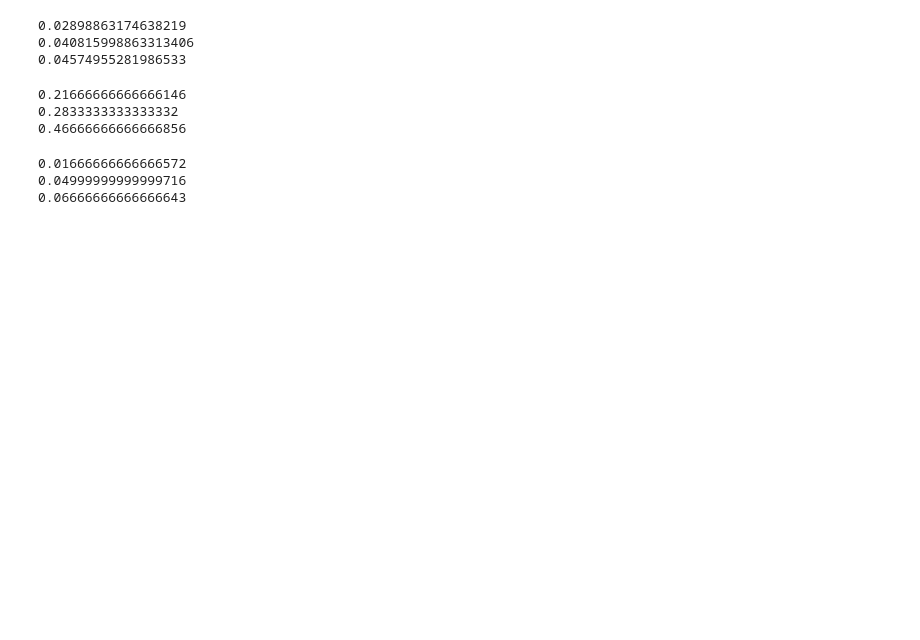
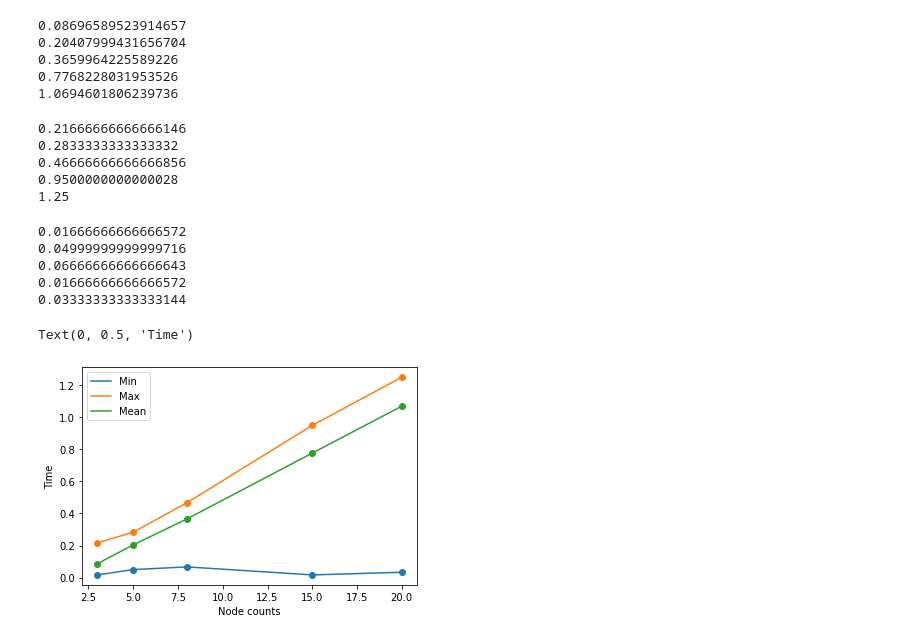
Before and after one commit to ayushsharma-crypto/Suzuki-Kasami-Mutual-Exclusion-Algo, a Jupyter notebook: analysis.ipynb, the cells around one changed output. Drawn from its saved outputs; the diff is of its cells as text; code cells hidden in the pictures; blank space fills up the shorter version.

```diff
--- a/analysis.ipynb
+++ b/analysis.ipynb
@@ -49,3 +50,5 @@ dt3 = create_log(folder2)
+# %%
+dt5 = create_log(folder4)
 # %%
 def find_mean(dt1):
     avg = []
@@ -70,17 +73,25 @@ def find_mean(dt1):
 
 # Np = 3
 avg1 = find_mean(dt1)
-print(avg1/3)
+print(avg1)
 # Np = 5
 avg2 = find_mean(dt2)
-print(avg2/5)
+print(avg2)
 # Np = 8
 avg3 = find_mean(dt3)
-print(avg3/8)
+print(avg3)
+# Np = 15
+avg4 = find_mean(dt4)
+print(avg4)
+# Np = 20
+avg5 = find_mean(dt5)
+print(avg5)
 # %% [output]
-0.02898863174638219
-0.040815998863313406
-0.04574955281986533
+0.08696589523914657
+0.20407999431656704
+0.3659964225589226
+0.7768228031953526
+1.0694601806239736
 # %%
 def find_max(dt1):
     avg = []
@@ -104,18 +115,26 @@ def find_max(dt1):
 
 
 # Np = 3
-avg1 = find_max(dt1)
-print(avg1)
+mx1 = find_max(dt1)
+print(mx1)
 # Np = 5
-avg2 = find_max(dt2)
-print(avg2)
+mx2 = find_max(dt2)
+print(mx2)
 # Np = 8
-avg3 = find_max(dt3)
-print(avg3)
+mx3 = find_max(dt3)
+print(mx3)
+# Np = 15
+mx4 = find_max(dt4)
+print(mx4)
+# Np = 20
+mx5 = find_max(dt5)
+print(mx5)
 # %% [output]
 0.21666666666666146
 0.2833333333333332
 0.46666666666666856
+0.9500000000000028
+1.25
 # %%
 def find_min(dt1):
     avg = []
@@ -139,15 +158,38 @@ def find_min(dt1):
 
 
 # Np = 3
-avg1 = find_min(dt1)
-print(avg1)
+mn1 = find_min(dt1)
+print(mn1)
 # Np = 5
-avg2 = find_min(dt2)
-print(avg2)
+mn2 = find_min(dt2)
+print(mn2)
 # Np = 8
-avg3 = find_min(dt3)
-print(avg3)
+mn3 = find_min(dt3)
+print(mn3)
+
+# Np = 15
+mn4 = find_min(dt4)
+print(mn4)
+
+# Np = 20
+mn5 = find_min(dt5)
+print(mn5)
 # %% [output]
 0.01666666666666572
 0.04999999999999716
 0.06666666666666643
+0.01666666666666572
+0.03333333333333144
+# %%
+sns.lineplot(x=[3, 5, 8, 15, 20], y=[mn1, mn2, mn3, mn4, mn5])
+sns.lineplot(x=[3, 5, 8, 15, 20], y=[mx1, mx2, mx3, mx4, mx5])
+sns.lineplot(x=[3, 5, 8, 15, 20], y=[avg1, avg2, avg3, avg4, avg5])
+plt.scatter(x=[3, 5, 8, 15, 20], y=[mn1, mn2, mn3, mn4, mn5])
+plt.scatter(x=[3, 5, 8, 15, 20], y=[mx1, mx2, mx3, mx4, mx5])
+plt.scatter(x=[3, 5, 8, 15, 20], y=[avg1, avg2, avg3, avg4, avg5])
+plt.legend(labels=["Min","Max", "Mean"])
+plt.xlabel("Node counts")
+plt.ylabel("Time")
+# %% [output]
+Text(0, 0.5, 'Time')
+[figure, added]
```
Also changed, not shown: parts of 9 cells of this notebook, 1 other file.
